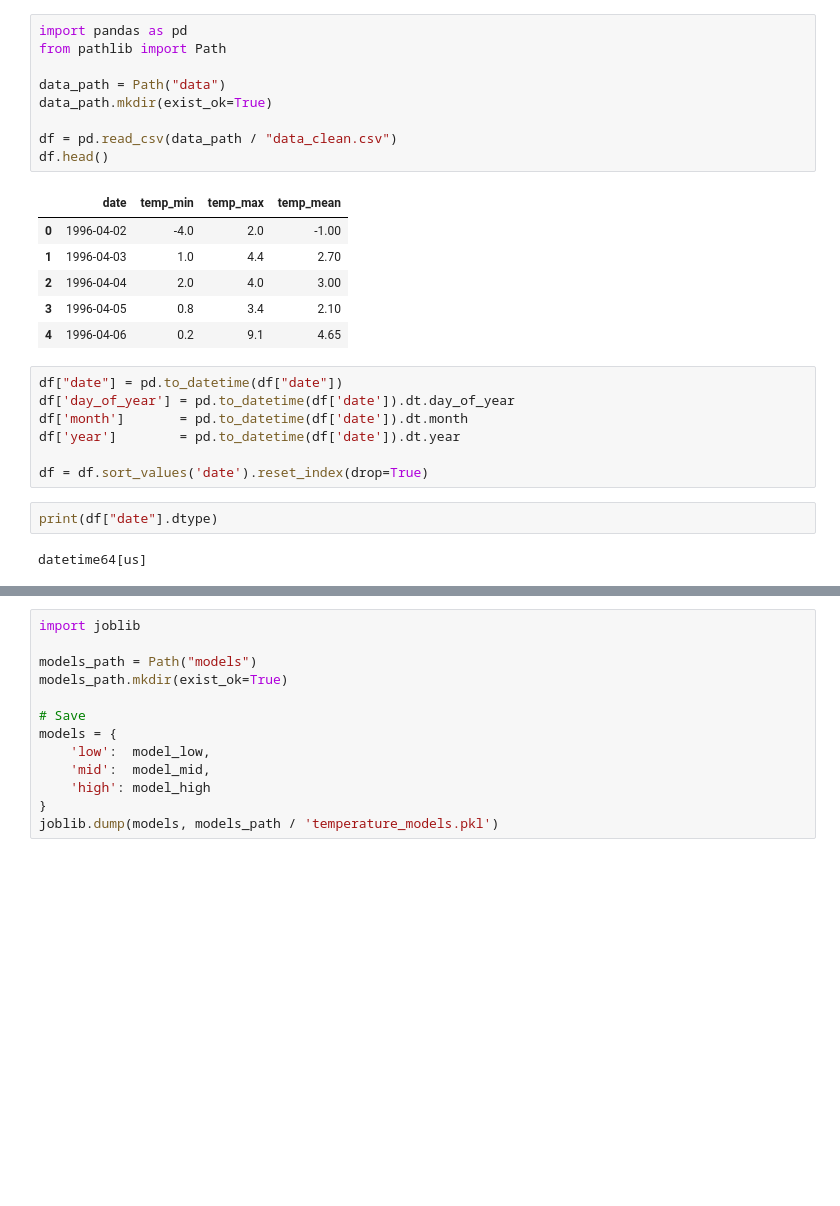
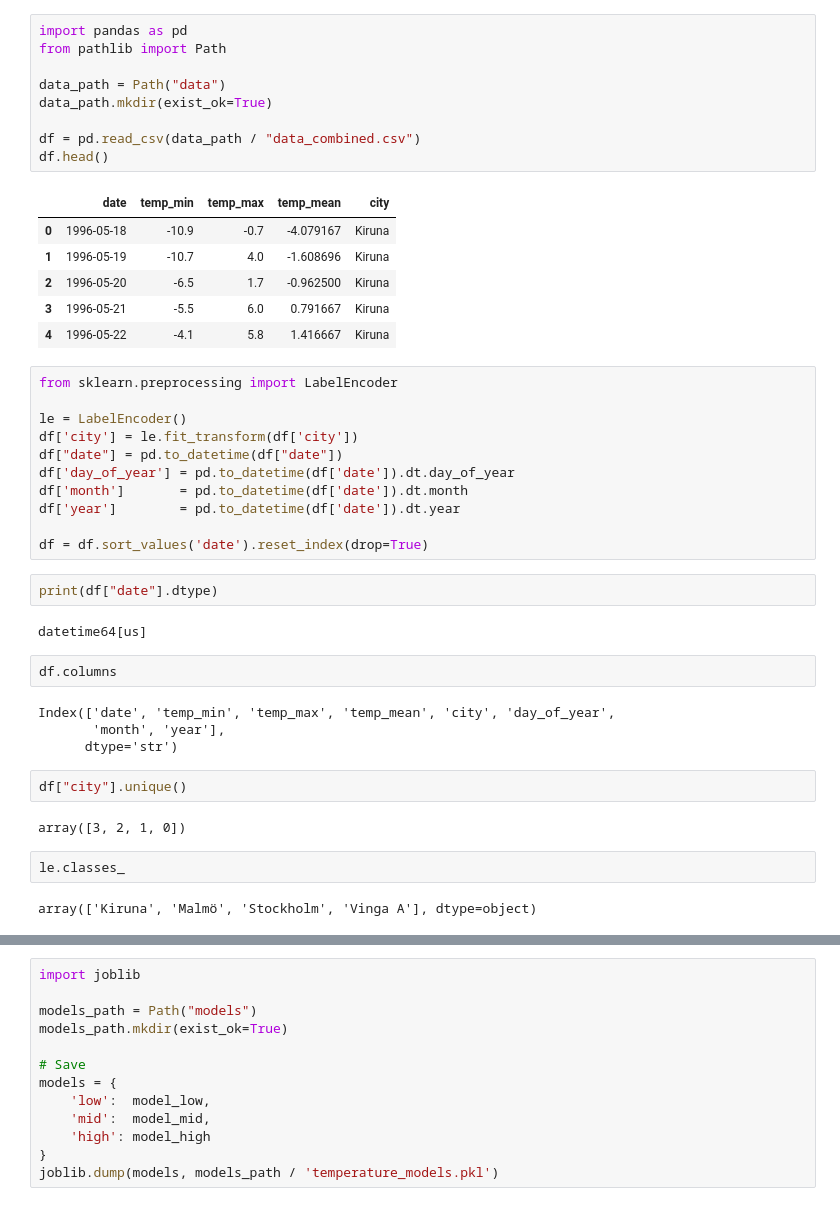
Before and after one commit to tomasbejholt/Rise, a Jupyter notebook: forecaster.ipynb, the cells around one changed output, grey strips where cells are left out. Saved outputs shown, nothing was run; the diff lists cells and outputs as text; blank space fills up the shorter version.

```diff
--- a/forecaster.ipynb
+++ b/forecaster.ipynb
@@ -1,20 +1,24 @@
 # %%
 import pandas as pd
 from pathlib import Path
 
 data_path = Path("data")
 data_path.mkdir(exist_ok=True)
 
-df = pd.read_csv(data_path / "data_clean.csv")
+df = pd.read_csv(data_path / "data_combined.csv")
 df.head()
 # %% [output]
-|  | date | temp_min | temp_max | temp_mean |
-| 0 | 1996-04-02 | -4.0 | 2.0 | -1.00 |
-| 1 | 1996-04-03 | 1.0 | 4.4 | 2.70 |
-| 2 | 1996-04-04 | 2.0 | 4.0 | 3.00 |
-| 3 | 1996-04-05 | 0.8 | 3.4 | 2.10 |
-| 4 | 1996-04-06 | 0.2 | 9.1 | 4.65 |
+|  | date | temp_min | temp_max | temp_mean | city |
+| 0 | 1996-05-18 | -10.9 | -0.7 | -4.079167 | Kiruna |
+| 1 | 1996-05-19 | -10.7 | 4.0 | -1.608696 | Kiruna |
+| 2 | 1996-05-20 | -6.5 | 1.7 | -0.962500 | Kiruna |
+| 3 | 1996-05-21 | -5.5 | 6.0 | 0.791667 | Kiruna |
+| 4 | 1996-05-22 | -4.1 | 5.8 | 1.416667 | Kiruna |
 # %%
+from sklearn.preprocessing import LabelEncoder
+
+le = LabelEncoder()
+df['city'] = le.fit_transform(df['city'])
 df["date"] = pd.to_datetime(df["date"])
 df['day_of_year'] = pd.to_datetime(df['date']).dt.day_of_year
 df['month']       = pd.to_datetime(df['date']).dt.month
@@ -25,6 +29,20 @@ df = df.sort_values('date').reset_index(drop=True)
 print(df["date"].dtype)
 # %% [output]
 datetime64[us]
+# %%
+df.columns
+# %% [output]
+Index(['date', 'temp_min', 'temp_max', 'temp_mean', 'city', 'day_of_year',
+       'month', 'year'],
+      dtype='str')
+# %%
+df["city"].unique()
+# %% [output]
+array([3, 2, 1, 0])
+# %%
+le.classes_
+# %% [output]
+array(['Kiruna', 'Malmö', 'Stockholm', 'Vinga A'], dtype=object)
 # %%
 from sklearn.ensemble import GradientBoostingRegressor
 
```
Also changed, not shown: parts of 14 cells of this notebook, 1 other file.
